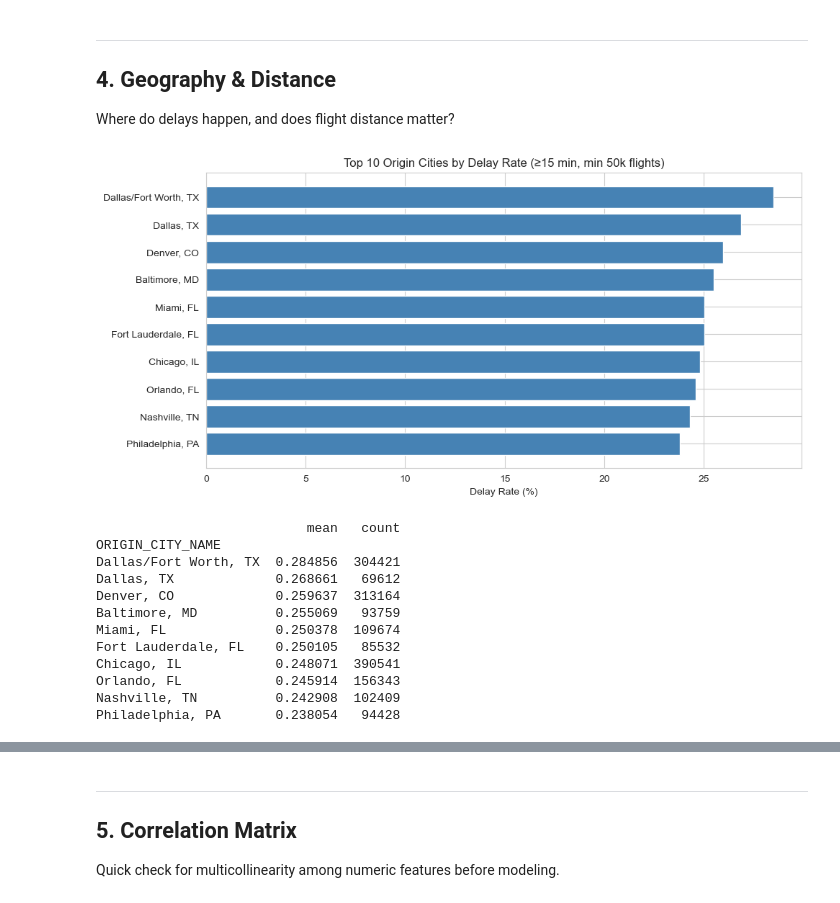
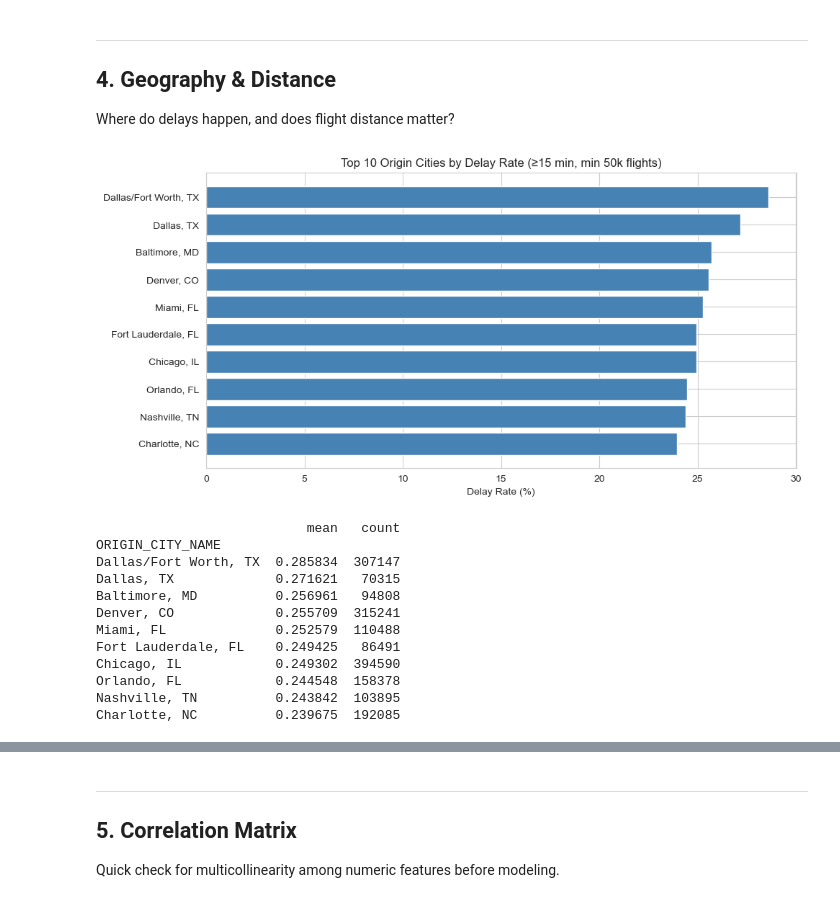
Before and after one commit to dennisous/STT811-Project, a Jupyter notebook: eda.ipynb, the cells around one changed output, grey strips where cells are left out. Saved outputs shown, nothing was run; the diff lists cells and outputs as text; code cells hidden in the pictures.

```diff
--- a/eda.ipynb
+++ b/eda.ipynb
@@ -397,49 +399,49 @@ Where do delays happen, and does flight distance matter?
 # %%
 # Reload raw for columns dropped/encoded during preprocessing
 df_raw = pd.read_parquet(
-    "combined.parquet",
+    "combined_new.parquet",
     columns=[
         "CANCELLED",
         "DEP_DELAY",
         "ORIGIN_CITY_NAME",
         "DEST_CITY_NAME",
         "CARRIER_DELAY",
         "WEATHER_DELAY",
         "NAS_DELAY",
         "SECURITY_DELAY",
         "LATE_AIRCRAFT_DELAY",
     ],
 )
 df_raw = df_raw[df_raw["CANCELLED"] == 0].dropna(subset=["DEP_DELAY"])
 df_raw["DELAYED"] = (df_raw["DEP_DELAY"] >= 15).astype(int)
 
 # Delay rate by origin city (min 50k flights to cut noise from small airports)
 city_stats = df_raw.groupby("ORIGIN_CITY_NAME")["DELAYED"].agg(["mean", "count"])
 top_cities = city_stats[city_stats["count"] >= 50000].nlargest(10, "mean")
 
 plt.figure(figsize=(10, 5))
 plt.barh(top_cities.index, top_cities["mean"] * 100, color="steelblue")
 plt.xlabel("Delay Rate (%)")
 plt.title("Top 10 Origin Cities by Delay Rate (≥15 min, min 50k flights)")
 plt.gca().invert_yaxis()
 plt.tight_layout()
 plt.show()
 
 print(top_cities)
 # %% [output]
-[figure, old version]
+[figure, new version]
                            mean   count
 ORIGIN_CITY_NAME
-Dallas/Fort Worth, TX  0.284856  304421
-Dallas, TX             0.268661   69612
-Denver, CO             0.259637  313164
-Baltimore, MD          0.255069   93759
-Miami, FL              0.250378  109674
-Fort Lauderdale, FL    0.250105   85532
-Chicago, IL            0.248071  390541
-Orlando, FL            0.245914  156343
-Nashville, TN          0.242908  102409
-Philadelphia, PA       0.238054   94428
+Dallas/Fort Worth, TX  0.285834  307147
+Dallas, TX             0.271621   70315
+Baltimore, MD          0.256961   94808
+Denver, CO             0.255709  315241
+Miami, FL              0.252579  110488
+Fort Lauderdale, FL    0.249425   86491
+Chicago, IL            0.249302  394590
+Orlando, FL            0.244548  158378
+Nashville, TN          0.243842  103895
+Charlotte, NC          0.239675  192085
 # %%
 # Bin distance into 5 buckets for a clearer trend
 bins = [0, 300, 700, 1200, 2000, 6000]
```
Also changed, not shown: parts of 15 cells of this notebook, 1 other file.
